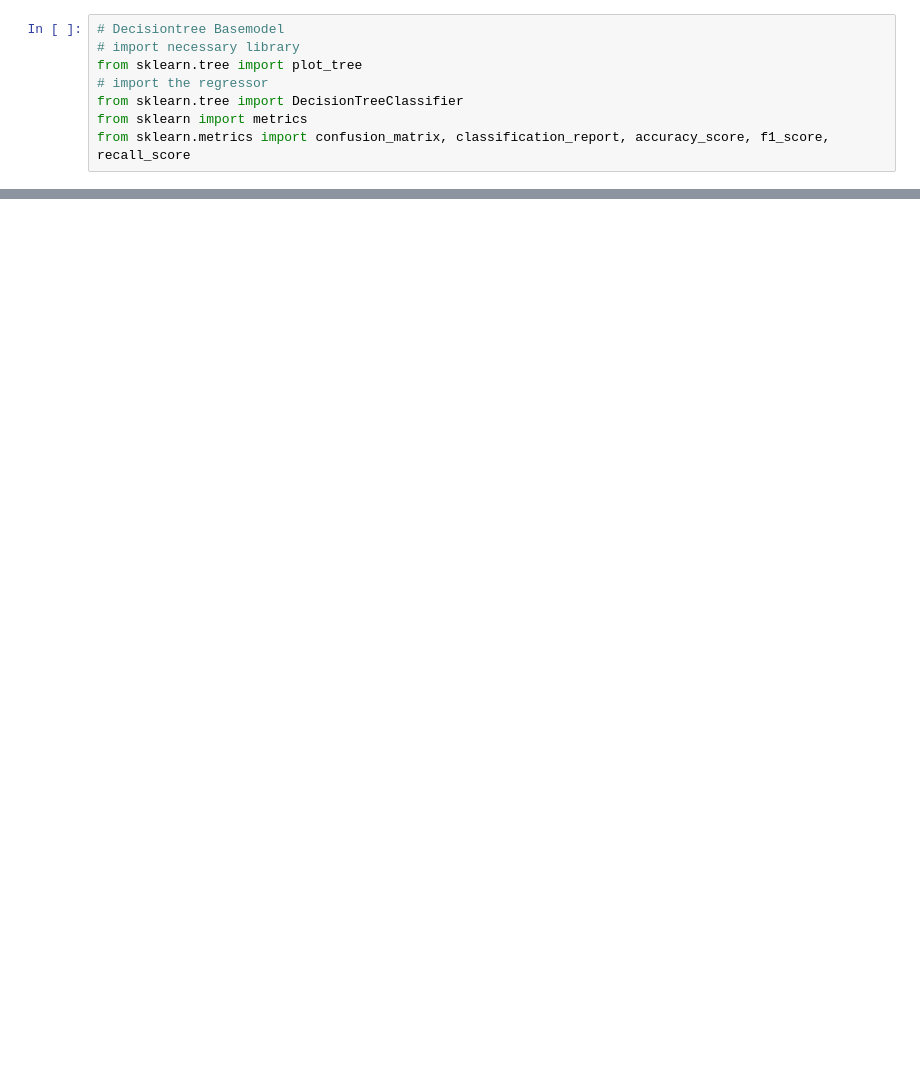
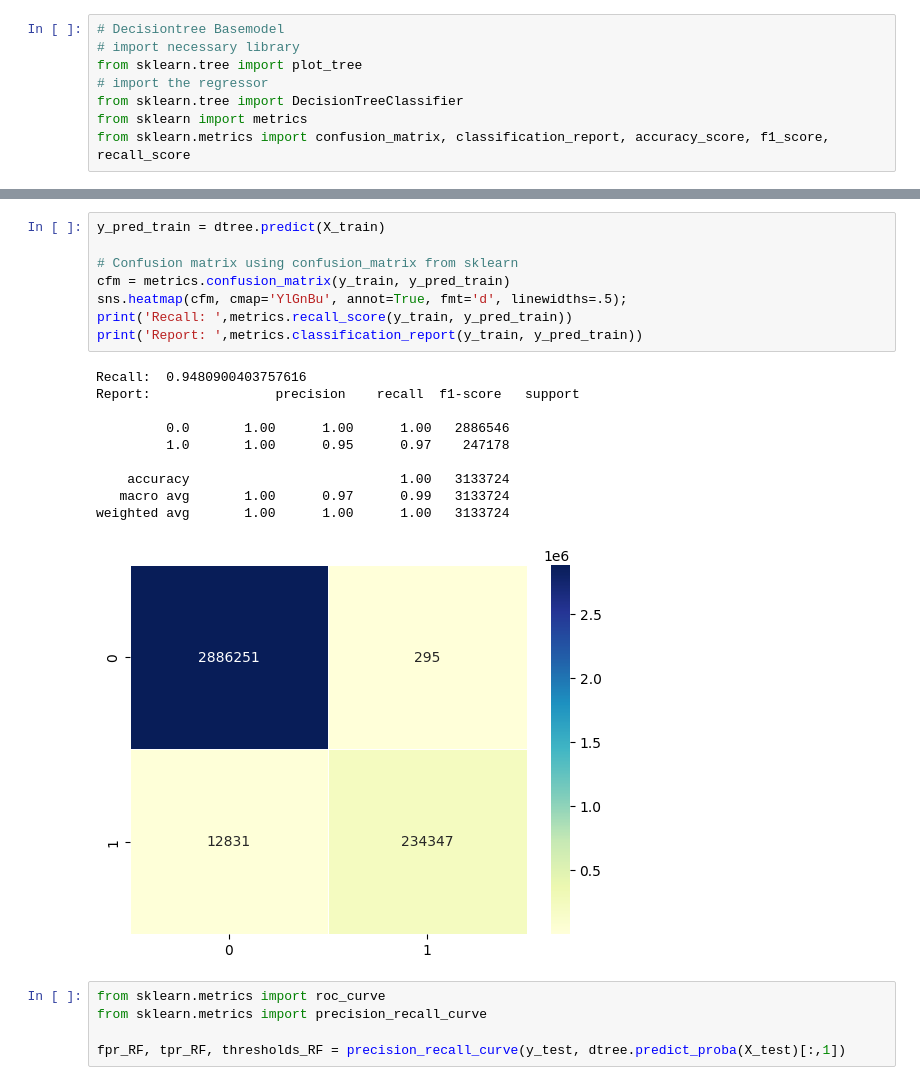
Before and after one commit to freddiCoded/ML-Project-FraudDetection, a Jupyter notebook: ML_preprocessing.ipynb, the cells around one changed output, grey strips where cells are left out. Saved outputs shown, nothing was run; the diff lists cells and outputs as text; blank space fills up the shorter version.

```diff
--- a/ML_preprocessing.ipynb
+++ b/ML_preprocessing.ipynb
@@ -260,0 +441,24 @@ from sklearn.metrics import confusion_matrix, classification_report, accuracy_sc
+# %%
+y_pred_train = dtree.predict(X_train)
+
+# Confusion matrix using confusion_matrix from sklearn
+cfm = metrics.confusion_matrix(y_train, y_pred_train)
+sns.heatmap(cfm, cmap='YlGnBu', annot=True, fmt='d', linewidths=.5);
+print('Recall: ',metrics.recall_score(y_train, y_pred_train))
+print('Report: ',metrics.classification_report(y_train, y_pred_train))
+# %% [output]
+Recall:  0.9480900403757616
+Report:                precision    recall  f1-score   support
+
+         0.0       1.00      1.00      1.00   2886546
+         1.0       1.00      0.95      0.97    247178
+
+    accuracy                           1.00   3133724
+   macro avg       1.00      0.97      0.99   3133724
+weighted avg       1.00      1.00      1.00   3133724
+[figure, added]
+# %%
+from sklearn.metrics import roc_curve
+from sklearn.metrics import precision_recall_curve
+
+fpr_RF, tpr_RF, thresholds_RF = precision_recall_curve(y_test, dtree.predict_proba(X_test)[:,1])
```
Also changed, not shown: parts of 36 cells of this notebook, 2 other files.
